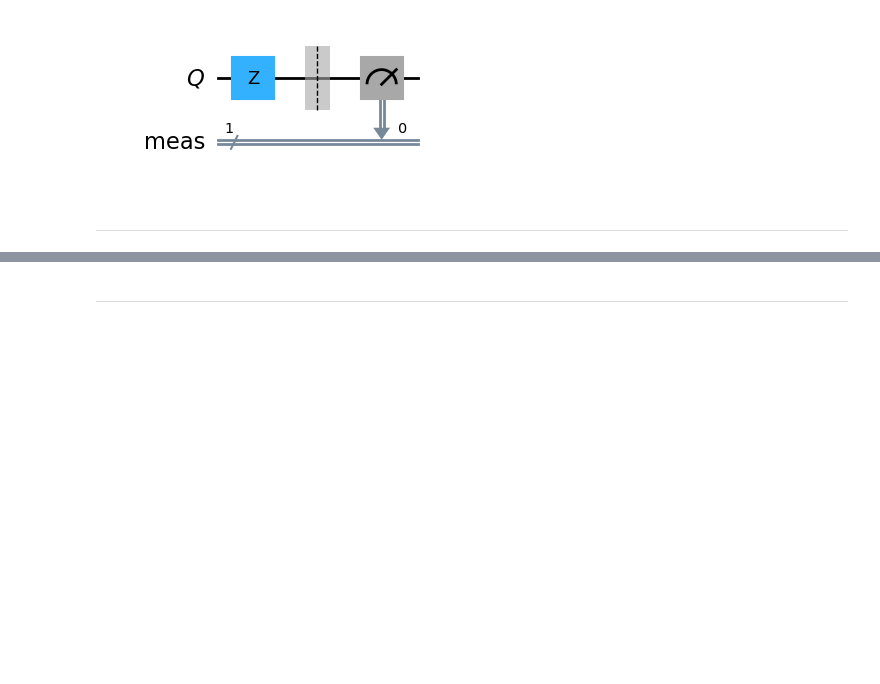
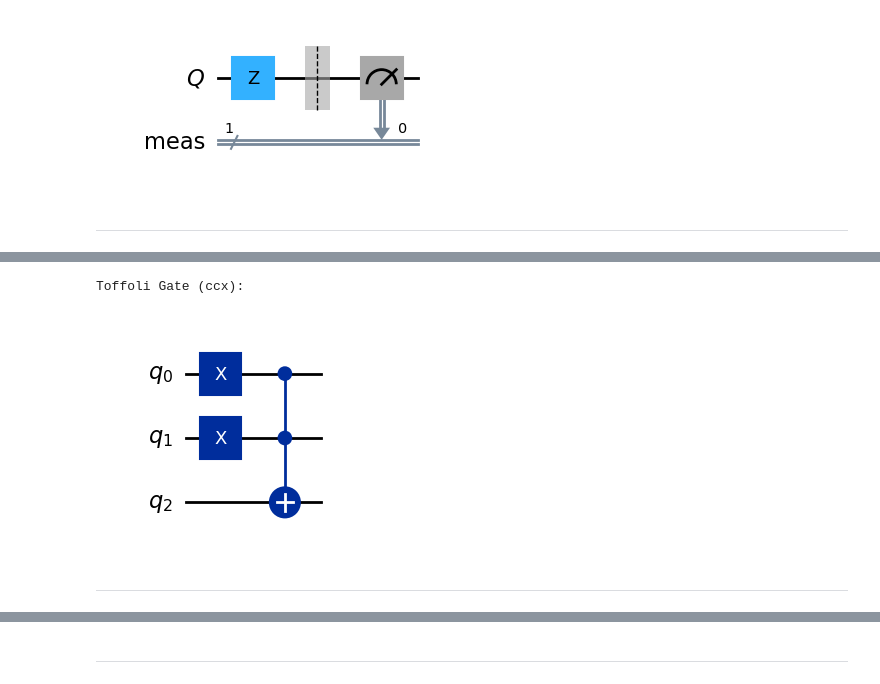
Before and after one commit to tentaclepurple/42_Ftl_quantum, a Jupyter notebook: Exercise_12/Gates.ipynb, the cells around one changed output, grey strips where cells are left out. Cells and saved outputs as stored; diff of their text form; code cells hidden in the pictures; blank space fills up the shorter version.

```diff
--- a/Exercise_4/Gates.ipynb
+++ b/Exercise_12/Gates.ipynb
@@ -335,0 +343,16 @@ meas: 1/═════════╩═
+# %%
+qc = QuantumCircuit(3)
+
+qc.x(0)
+qc.x(1)
+
+# Apply the Toffoli gate (controls are qubits 0 and 1, target is qubit 2)
+qc.ccx(0, 1, 2)
+
+print("Toffoli Gate (ccx):")
+qc.draw(output="mpl")
+# %% [output]
+Toffoli Gate (ccx):
+[figure, added]
+# %% [markdown]
+---
```
Also changed, not shown: parts of 27 cells of this notebook, 7 other files.
